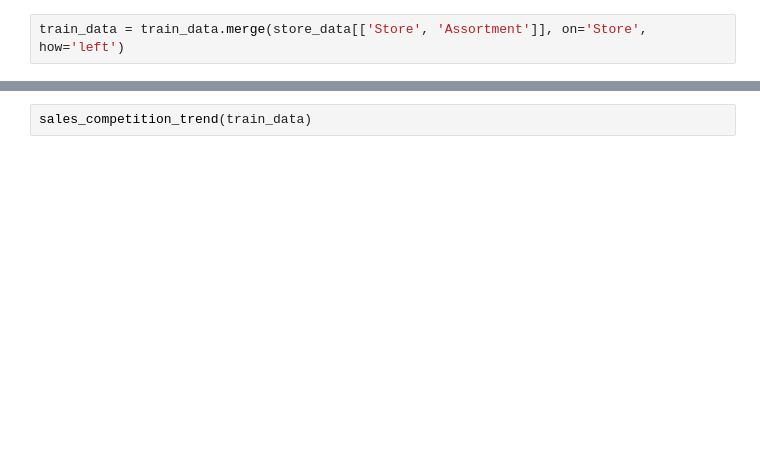
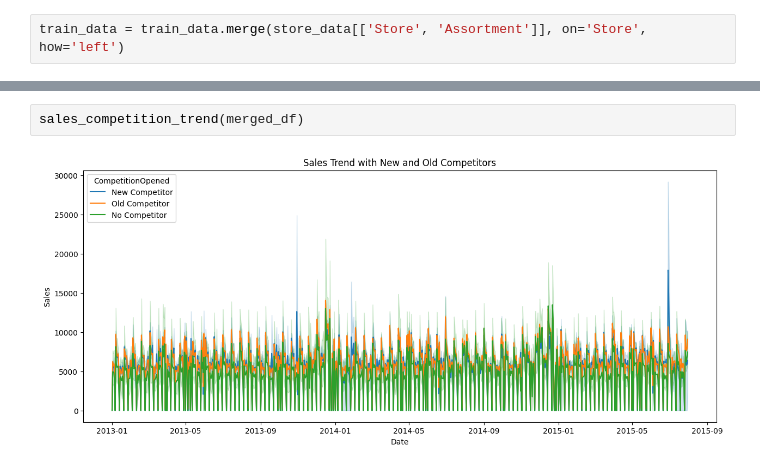
Before and after one commit to Elelanfik/Rossmann-Pharmaceuticals-Sales-Prediction, a Jupyter notebook: notebooks/EDA_Customer_Purchasing_Behavior.ipynb, the cells around one changed output, grey strips where cells are left out. Saved outputs shown, nothing was run; the diff lists cells and outputs as text; blank space fills up the shorter version.

```diff
--- a/notebooks/EDA_Customer_Purchasing_Behavior.ipynb
+++ b/notebooks/EDA_Customer_Purchasing_Behavior.ipynb
@@ -582,2 +613,4 @@ ValueError: Could not interpret value `CompetitionDistance` for `x`. An entry wi
 # %%
-sales_competition_trend(train_data)
+sales_competition_trend(merged_df)
+# %% [output]
+[figure, added]
```
Also changed, not shown: parts of 10 cells of this notebook, 2 other files.
